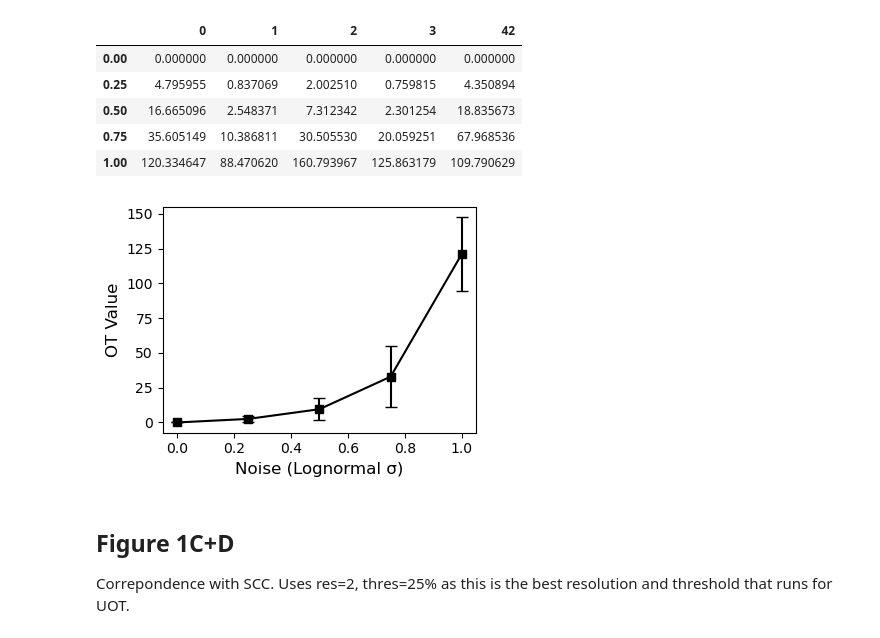
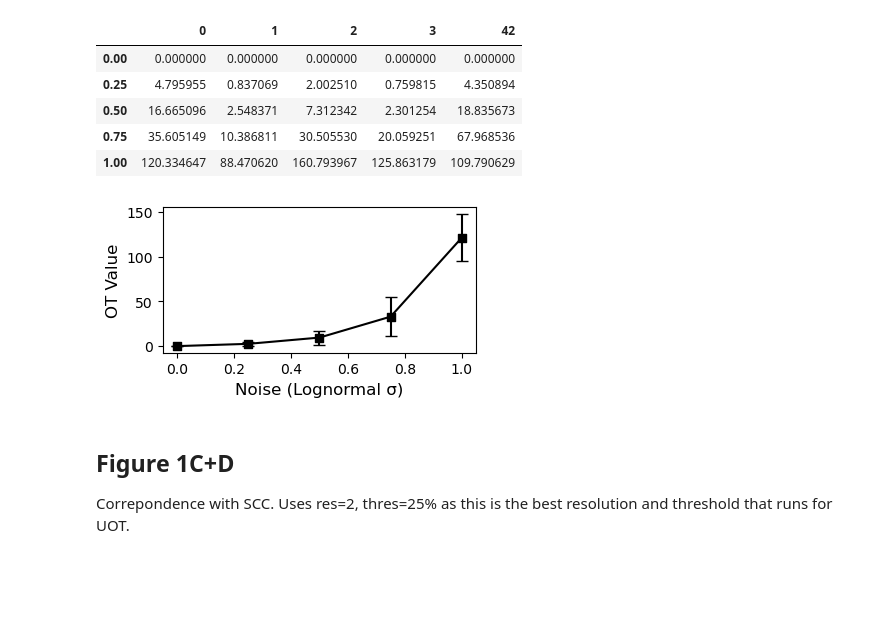
Before and after one commit to OlivierJSm/MasterInternship1, a Jupyter notebook: Testing/Report Figures/section_1.ipynb, the cells around one changed output. Drawn from its saved outputs; the diff is of its cells as text; code cells hidden in the pictures; blank space fills up the shorter version.

Commit message:
Tweaks visualizations, finished sections 1 and 2

```diff
--- a/Testing/Report Figures/section_1.ipynb
+++ b/Testing/Report Figures/section_1.ipynb
@@ -119,23 +121,23 @@ costs_df = pd.read_csv(save_dir_1b, index_col=0)
 std_costs = costs_df.std(axis=1)
 # %%
 ### Figure
-figb, ax = plt.subplots(figsize=(4,3))
+figb, ax = plt.subplots(figsize=(4,2.2))
 ax.scatter(sigma_list, costs_df.mean(axis=1), marker='s', c='black', label='Mean value')
 ax.errorbar(
     sigma_list,
     costs_df.mean(axis=1),
     yerr=std_costs,
     label='Standard deviation',
     barsabove=True,
     capsize=4,
     c="black"
 )
 ax.set_xlabel("Noise (Lognormal σ)", size='12')
 ax.set_ylabel("OT Value", size='12')
 plt.tight_layout()
 plt.savefig(f"{figure_save_dir}/F1B.pdf")
 # %% [output]
-[figure, old version]
+[figure, new version]
 # %% [markdown]
 ## Figure 1C+D
 Correpondence with SCC. Uses res=2, thres=25% as this is the best resolution and threshold that runs for UOT.
```
Also changed, not shown: parts of 11 cells of this notebook, 33 other files.
